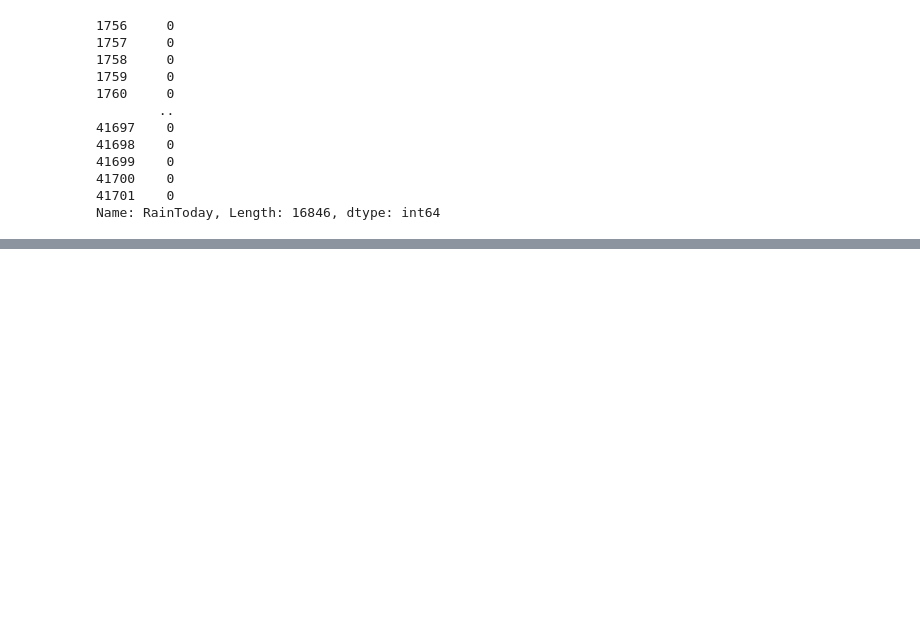
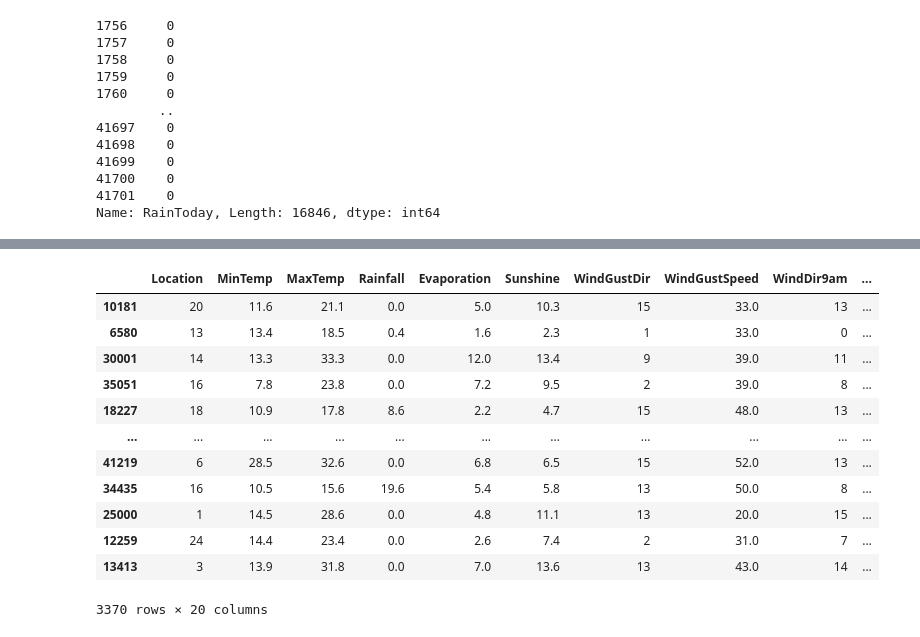
Before and after one commit to touhid0503/job2_practise, a Jupyter notebook: job2.ipynb, the cells around one changed output, grey strips where cells are left out. Cells and saved outputs as stored; diff of their text form; code cells hidden in the pictures; blank space fills up the shorter version.

```diff
--- a/job2.ipynb
+++ b/job2.ipynb
@@ -284,0 +301,16 @@ X_train, X_test, y_train, y_test = train_test_split(
+# %%
+X_test
+# %% [output]
+|  | Location | MinTemp | MaxTemp | Rainfall | Evaporation | Sunshine | WindGustDir | WindGustSpeed | WindDir9am | ... |
+| 10181 | 20 | 11.6 | 21.1 | 0.0 | 5.0 | 10.3 | 15 | 33.0 | 13 | ... |
+| 6580 | 13 | 13.4 | 18.5 | 0.4 | 1.6 | 2.3 | 1 | 33.0 | 0 | ... |
+| 30001 | 14 | 13.3 | 33.3 | 0.0 | 12.0 | 13.4 | 9 | 39.0 | 11 | ... |
+| 35051 | 16 | 7.8 | 23.8 | 0.0 | 7.2 | 9.5 | 2 | 39.0 | 8 | ... |
+| 18227 | 18 | 10.9 | 17.8 | 8.6 | 2.2 | 4.7 | 15 | 48.0 | 13 | ... |
+| ... | ... | ... | ... | ... | ... | ... | ... | ... | ... | ... |
+| 41219 | 6 | 28.5 | 32.6 | 0.0 | 6.8 | 6.5 | 15 | 52.0 | 13 | ... |
+| 34435 | 16 | 10.5 | 15.6 | 19.6 | 5.4 | 5.8 | 13 | 50.0 | 8 | ... |
+| 25000 | 1 | 14.5 | 28.6 | 0.0 | 4.8 | 11.1 | 13 | 20.0 | 15 | ... |
+| 12259 | 24 | 14.4 | 23.4 | 0.0 | 2.6 | 7.4 | 2 | 31.0 | 7 | ... |
+| 13413 | 3 | 13.9 | 31.8 | 0.0 | 7.0 | 13.6 | 13 | 43.0 | 14 | ... |
+3370 rows × 20 columns
```
Also changed, not shown: parts of 7 cells of this notebook.
